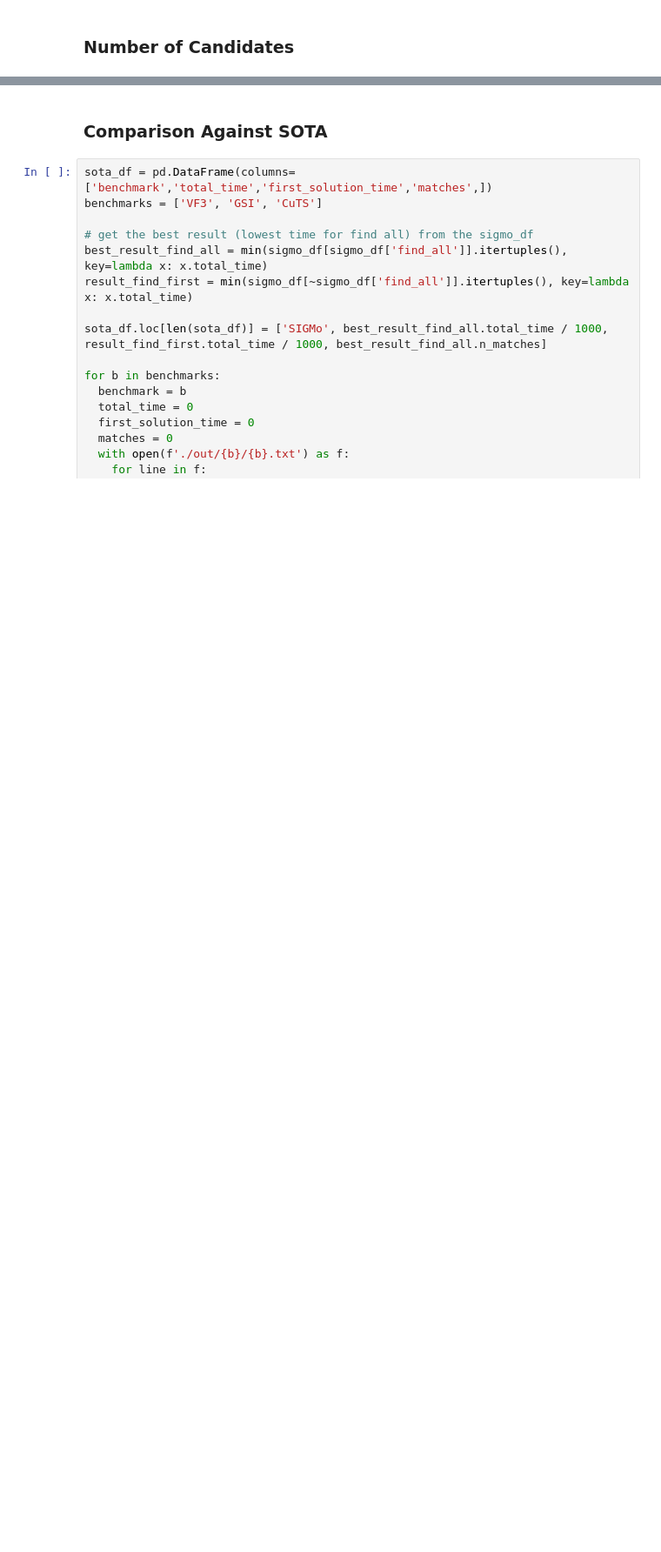
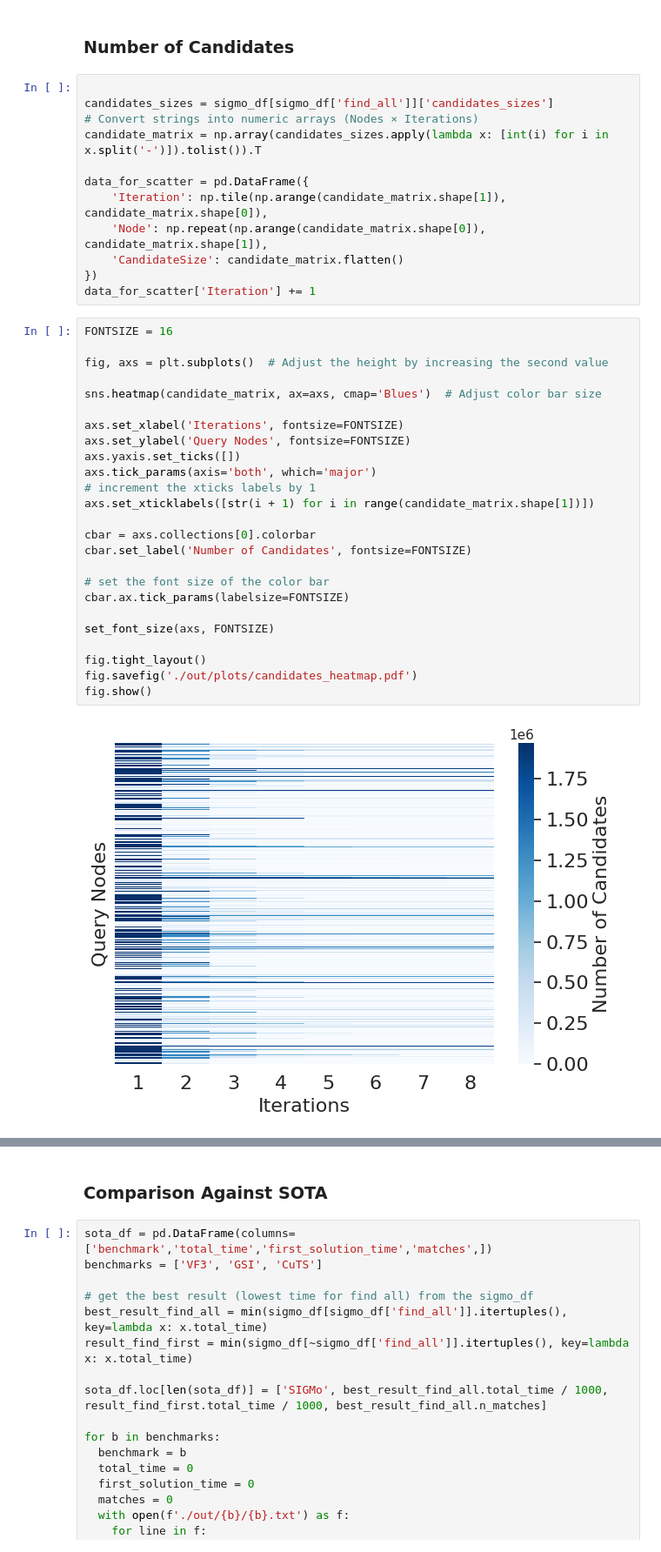
Before and after one commit to antonio-decaro/SIGMo, a Jupyter notebook: 4_produce_plot.ipynb, the cells around one changed output, grey strips where cells are left out. Shown at 87% size. Cells and saved outputs as stored; diff of their text form; blank space fills up the shorter version.

```diff
--- a/4_produce_plot.ipynb
+++ b/4_produce_plot.ipynb
@@ -315,2 +333,41 @@ plt.show()
 # %% [markdown]
 ### Number of Candidates
+# %%
+
+candidates_sizes = sigmo_df[sigmo_df['find_all']]['candidates_sizes']
+# Convert strings into numeric arrays (Nodes × Iterations)
+candidate_matrix = np.array(candidates_sizes.apply(lambda x: [int(i) for i in x.split('-')]).tolist()).T
+
+data_for_scatter = pd.DataFrame({
+    'Iteration': np.tile(np.arange(candidate_matrix.shape[1]), candidate_matrix.shape[0]),
+    'Node': np.repeat(np.arange(candidate_matrix.shape[0]), candidate_matrix.shape[1]),
+    'CandidateSize': candidate_matrix.flatten()
+})
+data_for_scatter['Iteration'] += 1
+# %%
+FONTSIZE = 16
+
+fig, axs = plt.subplots()  # Adjust the height by increasing the second value
+
+sns.heatmap(candidate_matrix, ax=axs, cmap='Blues')  # Adjust color bar size
+
+axs.set_xlabel('Iterations', fontsize=FONTSIZE)
+axs.set_ylabel('Query Nodes', fontsize=FONTSIZE)
+axs.yaxis.set_ticks([])
+axs.tick_params(axis='both', which='major')
+# increment the xticks labels by 1
+axs.set_xticklabels([str(i + 1) for i in range(candidate_matrix.shape[1])])
+
+cbar = axs.collections[0].colorbar
+cbar.set_label('Number of Candidates', fontsize=FONTSIZE)
+
+# set the font size of the color bar
+cbar.ax.tick_params(labelsize=FONTSIZE)
+
+set_font_size(axs, FONTSIZE)
+
+fig.tight_layout()
+fig.savefig('./out/plots/candidates_heatmap.pdf')
+fig.show()
+# %% [output]
+[figure, added]
```
Also changed, not shown: parts of 11 cells of this notebook, 1 other file.
